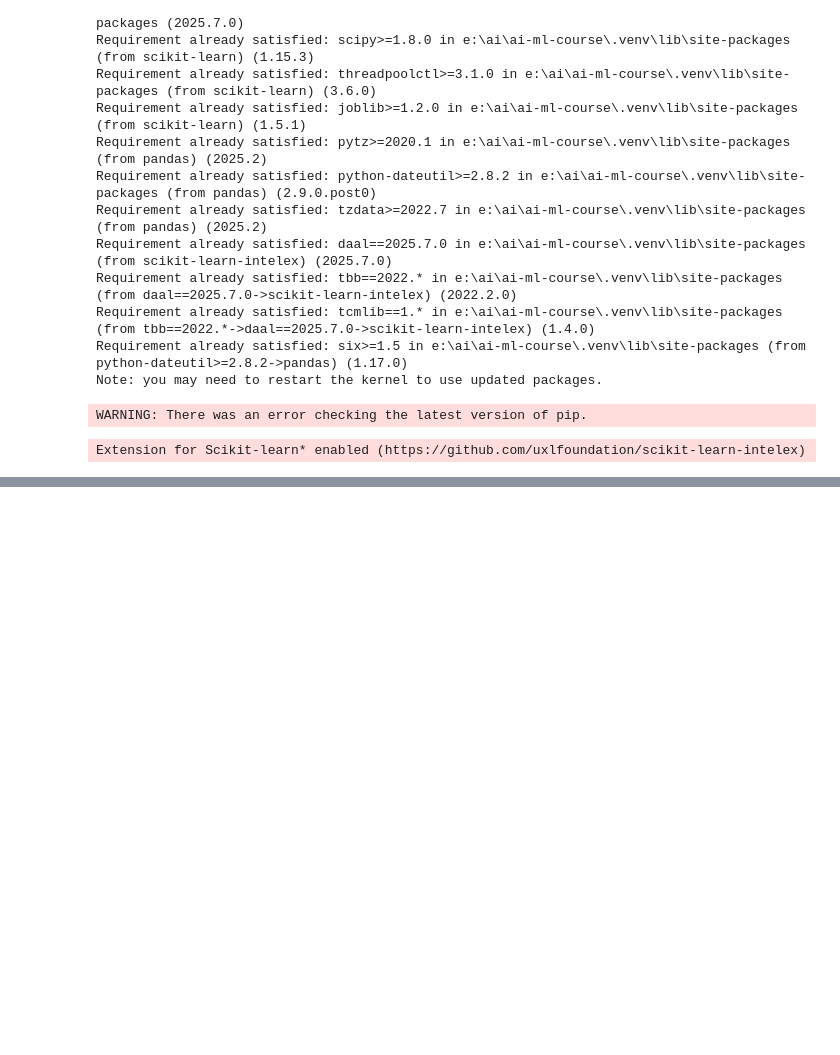
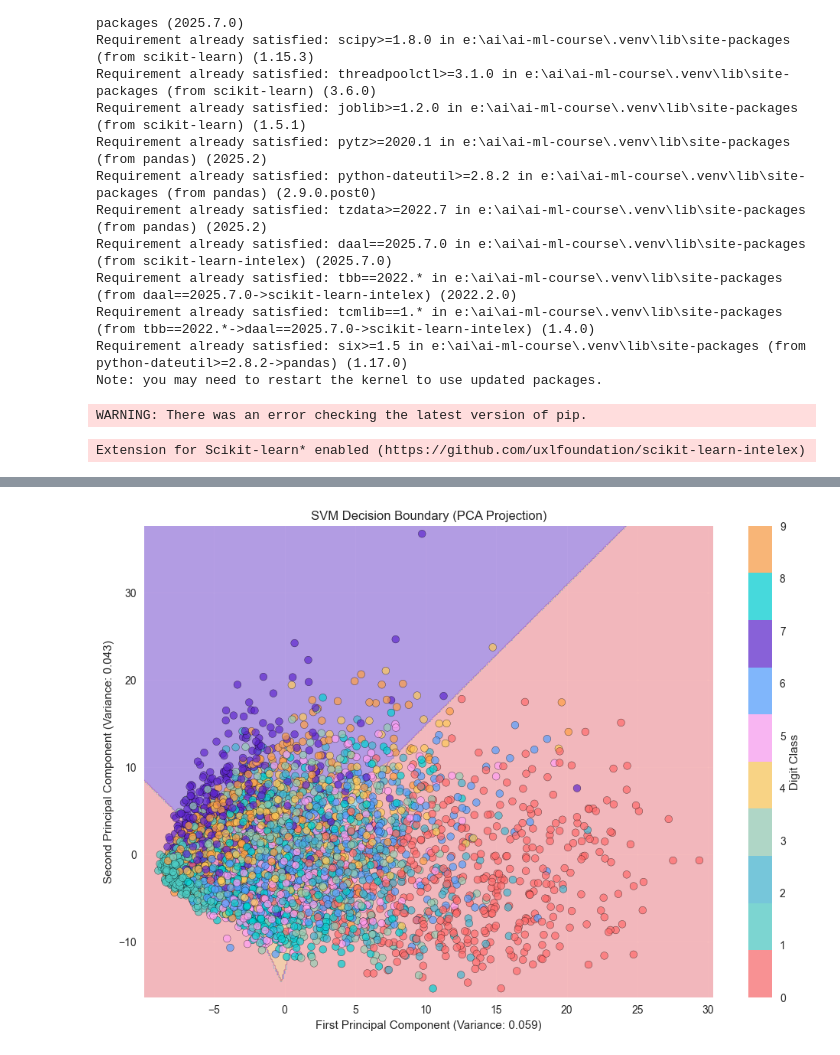
Before and after one commit to mrashutoshnigam/ai-ml-course, a Jupyter notebook: Machine-Learning/Oreilly/Exercise/Chapter5/q9.ipynb, the cells around one changed output, grey strips where cells are left out. Cells and saved outputs as stored; diff of their text form; code cells hidden in the pictures; blank space fills up the shorter version.

```diff
--- a/Machine-Learning/Oreilly/Exercise/Chapter5/q9.ipynb
+++ b/Machine-Learning/Oreilly/Exercise/Chapter5/q9.ipynb
@@ -81,0 +136,56 @@ print(f"Test Accuracy: {test_accuracy:.4f}")
+# %%
+# 2. PCA Visualization of Decision Boundaries
+def plot_pca_decision_boundary(X, y, classifier, title="SVM Decision Boundary (PCA)"):
+    """Plot decision boundary using PCA for dimensionality reduction"""
+    # Reduce to 2D using PCA
+    pca = PCA(n_components=2, random_state=42)
+    X_pca = pca.fit_transform(X)
+
+    # Train classifier on PCA-reduced data
+    clf_pca = LinearSVC(random_state=42, max_iter=1000, C=best_C, multi_class='ovr')
+    clf_pca.fit(X_pca, y)
+
+    # Create decision boundary plot
+    plt.figure(figsize=(12, 8))
+
+    # Create a mesh for decision boundary
+    h = 0.1
+    x_min, x_max = X_pca[:, 0].min() - 1, X_pca[:, 0].max() + 1
+    y_min, y_max = X_pca[:, 1].min() - 1, X_pca[:, 1].max() + 1
+    xx, yy = np.meshgrid(np.arange(x_min, x_max, h),
+                         np.arange(y_min, y_max, h))
+
+    # Predict on mesh
+    mesh_points = np.c_[xx.ravel(), yy.ravel()]
+    Z = clf_pca.predict(mesh_points)
+    Z = Z.reshape(xx.shape)
+
+    # Plot decision boundary
+    colors = ['#FF6B6B', '#4ECDC4', '#45B7D1', '#96CEB4', '#FECA57',
+              '#FF9FF3', '#54A0FF', '#5F27CD', '#00D2D3', '#FF9F43']
+    cmap = ListedColormap(colors[:len(np.unique(y))])
+
+    plt.contourf(xx, yy, Z, alpha=0.4, cmap=cmap)
+
+    # Plot data points
+    scatter = plt.scatter(X_pca[:, 0], X_pca[:, 1], c=y, cmap=cmap,
+                         edgecolors='black', alpha=0.7)
+    plt.colorbar(scatter, label='Digit Class')
+    plt.xlabel(f'First Principal Component (Variance: {pca.explained_variance_ratio_[0]:.3f})')
+    plt.ylabel(f'Second Principal Component (Variance: {pca.explained_variance_ratio_[1]:.3f})')
+    plt.title(title)
+    plt.grid(True, alpha=0.3)
+    plt.show()
+
+    return pca, clf_pca
+
+# Plot PCA decision boundary (use a subset for faster computation)
+subset_size = 5000
+subset_indices = np.random.choice(len(X_train_scaled), subset_size, replace=False)
+X_subset = X_train_scaled[subset_indices]
+y_subset = y_train[subset_indices]
+
+pca_model, svm_pca = plot_pca_decision_boundary(X_subset, y_subset,
+                                               final_svm, "SVM Decision Boundary (PCA Projection)")
+# %% [output]
+[figure, added]
```
Also changed, not shown: parts of 13 cells of this notebook.
